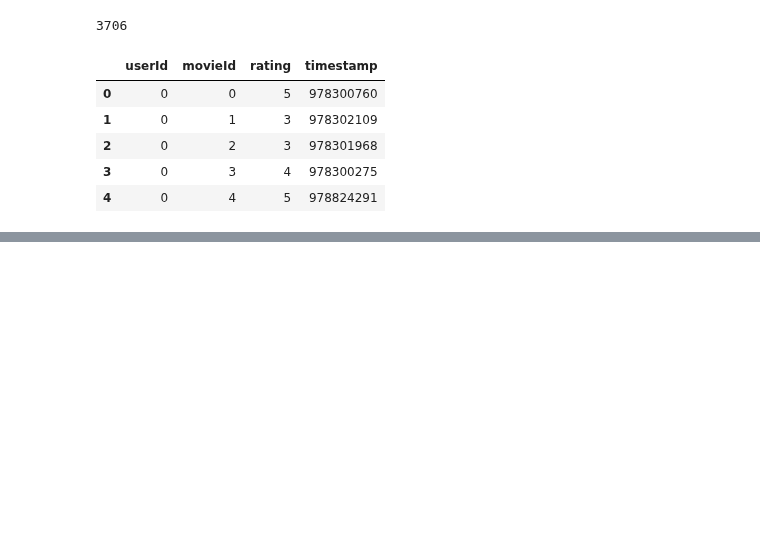
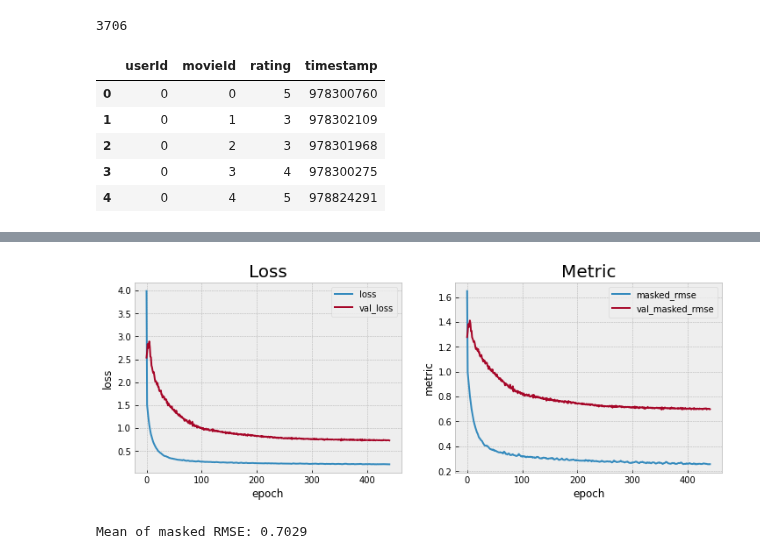
Before and after one commit to ivoryRabbit/RecSys, a Jupyter notebook: DeepAutoRec.ipynb, the cells around one changed output, grey strips where cells are left out. Drawn from its saved outputs; the diff is of its cells as text; code cells hidden in the pictures; blank space fills up the shorter version.

```diff
--- a/DeepAutoRec.ipynb
+++ b/DeepAutoRec.ipynb
@@ -264,0 +292,15 @@ def show_history(hist):
+# %%
+epochs = 500
+batch_size = 128
+
+train, valid, test = data_split(ratings)
+train, valid, test = map(make_interaction, (train, valid, test))
+train_gen, valid_gen = map(lambda x: make_generator(x, n_item, batch_size, refeed = False), (train, valid))
+
+steps_per_epoch = train.index.size // batch_size + 1
+validation_steps = valid.index.size // batch_size + 1
+# %%
+# optimizer = SGD(lr = 0.001, decay = 1e-5, momentum = 0.9, nesterov = True)
+optimizer = Adam(learning_rate = 0.001, decay = 1e-5)
+model = DeepAutoRec(n_item, n_layer = 2, latent_dim = 512, optimizer = optimizer, dropout_rate = 0.0, refeed = False)
+model.summary()
@@ -264,0 +325,8 @@ def show_history(hist):
+# %%
+%%time
+early_stopping = EarlyStopping(monitor = 'val_loss', mode = 'min', verbose = 1, patience = 50)
+model_checkpoint = ModelCheckpoint('DeepAutoRec_1M.h5', monitor = 'val_loss', mode = 'min', save_best_only = True)
+
+hist = model.fit(x = train_gen, validation_data = valid_gen, epochs = epochs,
+                 steps_per_epoch = steps_per_epoch, validation_steps = validation_steps,
+                 verbose = 1, callbacks = [early_stopping, model_checkpoint])
@@ -264,0 +351,9 @@ def show_history(hist):
+# %%
+show_history(hist, 'loss', 'masked_rmse')
+# %% [output]
+[figure, added]
+# %%
+test_pred = make_predictor(test, model, n_item, batch_size, refeed = False)
+print(f'Mean of masked RMSE: {test_pred:.4f}')
+# %% [output]
+Mean of masked RMSE: 0.7029
```
Also changed, not shown: parts of 17 cells of this notebook.
